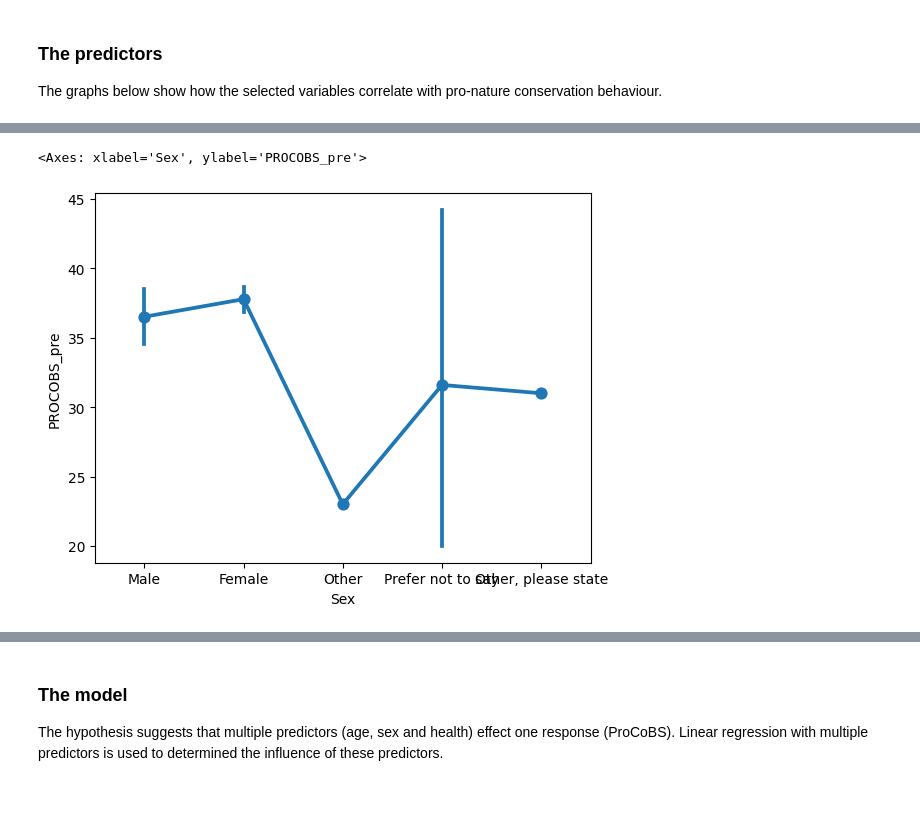
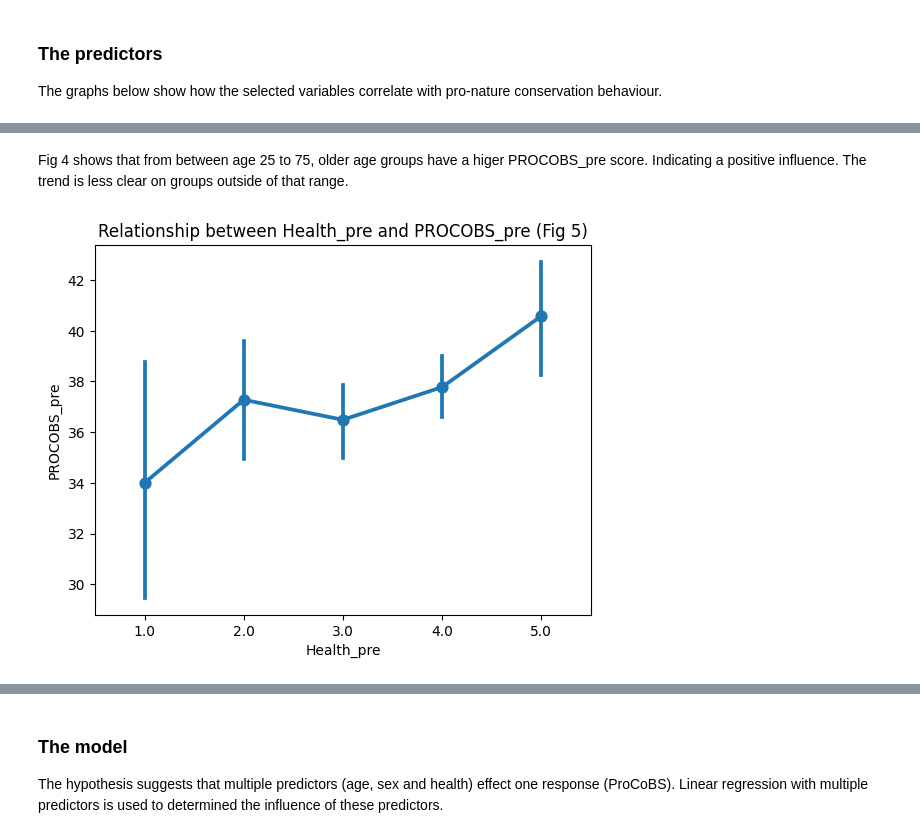
Before and after one commit to fraserdeans/lis-everything-counts-2, a Jupyter notebook: notebook.ipynb, the cells around one changed output, grey strips where cells are left out. Drawn from its saved outputs; the diff is of its cells as text; code cells hidden in the pictures; blank space fills up the shorter version.

```diff
--- a/notebook.ipynb
+++ b/notebook.ipynb
@@ -203,4 +185,7 @@ Name: count, dtype: int64
 # %%
+# Include only the control group and noticing nature groups
+df_h2 = df[df['conditiontypetext'].isin(['control', 'noticingnature'])]
+
 # Calculating the difference in NR6sum values between pre- and post-survey
-df['NR6sum_diff'] = df['NR6sum_post'] - df['NR6sum_pre']
+df_h2['NR6sum_diff'] = df_h2['NR6sum_post'] - df_h2['NR6sum_pre']
 # %%
@@ -279,0 +256,8 @@ The graphs below show how the selected variables correlate with pro-nature conse
+# %%
+df_with_full_participation['Age_Group'] = (df_with_full_participation['Age'] // 5) * 5
+
+# Now, use 'Age_Group' for the x-axis in your pointplot
+sns.pointplot(x='Age_Group', y='PROCOBS_pre', data=df_with_full_participation)
+plt.title('Relationship between Age Group and PROCOBS_pre (Fig 4)')
+plt.xticks(rotation=45)
+plt.show()
@@ -280,5 +266,8 @@ The graphs below show how the selected variables correlate with pro-nature conse
+# %% [markdown]
+Fig 4 shows that from between age 25 to 75, older age groups have a higer PROCOBS_pre score. Indicating a positive influence. The trend is less clear on groups outside of that range.
 # %%
-sns.pointplot(x = 'Sex', y = 'PROCOBS_pre', data = df_with_full_participation)
+sns.pointplot(x = 'Health_pre', y = 'PROCOBS_pre', data = df_with_full_participation)
+plt.title('Relationship between Health_pre and PROCOBS_pre (Fig 5)')
+plt.show()
 # %% [output]
-<Axes: xlabel='Sex', ylabel='PROCOBS_pre'>
-[figure, old version]
+[figure, new version]
```
Also changed, not shown: parts of 38 cells of this notebook.
